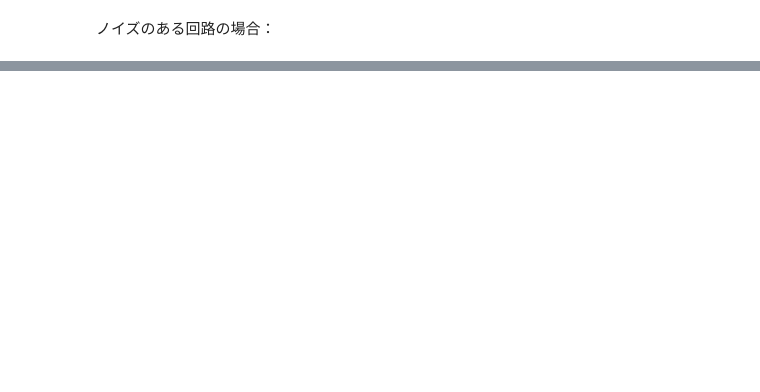
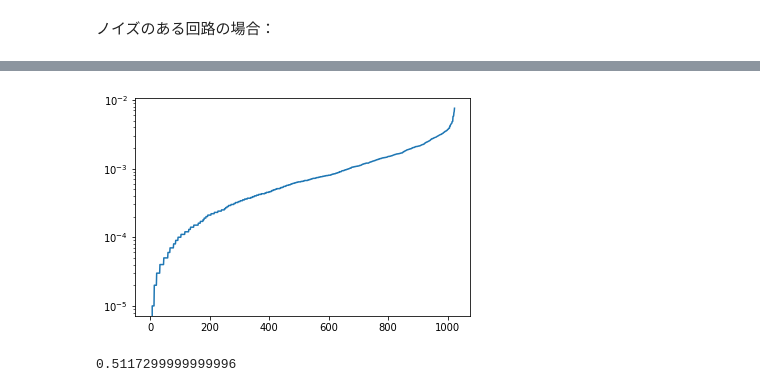
Before and after one commit to Qulacs-Osaka/quantum_software_handson, a Jupyter notebook: doc/source/notebooks/04_QuantumVolume.ipynb, the cells around one changed output, grey strips where cells are left out. Cells and saved outputs as stored; diff of their text form; code cells hidden in the pictures; blank space fills up the shorter version.

```diff
--- a/doc/source/notebooks/04_QuantumVolume.ipynb
+++ b/doc/source/notebooks/04_QuantumVolume.ipynb
@@ -288,0 +290,29 @@ print(estimated_heavy_prob)
+# %%
+nqubits = 10
+depth = nqubits
+shots =100000
+error_prob = 0.01
+
+# random circuitのインスタンスを生成
+random_circuit_instance = random_unitary_gate_set(nqubits,depth)
+
+# heavy outputの計算
+heavy_output = HeavyOutput(nqubits,random_circuit_instance)
+
+#ゲートの総数
+gate_counts = len(random_circuit_instance)
+
+#ゲートを追加
+random_circuit = QuantumCircuit(nqubits)
+for i in range(gate_counts):
+    random_circuit.add_gate(random_circuit_instance[i])
+    for k in range(nqubits):
+        #１量子ビットのdepolarzingNoiseを作用させる
+        random_circuit.add_gate(DepolarizingNoise(k,error_prob))
+
+# heavy outputの観測率を計算
+estimated_heavy_prob = heavy_output_probability(random_circuit, nqubits, shots, heavy_output)
+print(estimated_heavy_prob)
+# %% [output]
+[figure, added]
+0.5117299999999996
```
Also changed, not shown: parts of 7 cells of this notebook.
